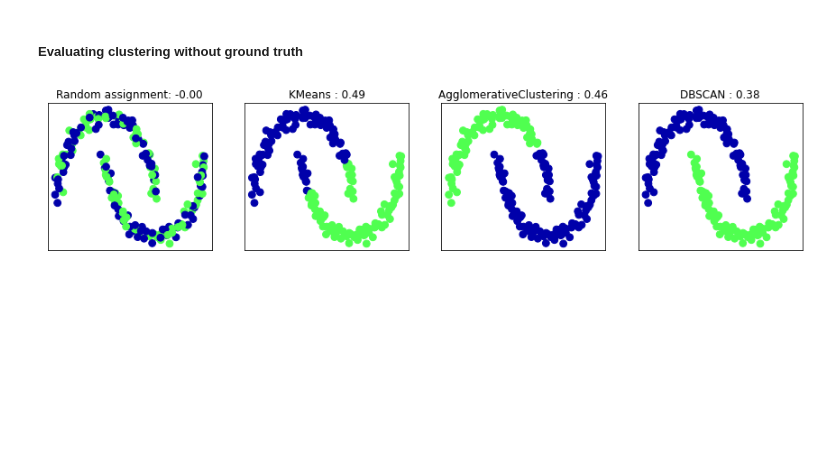
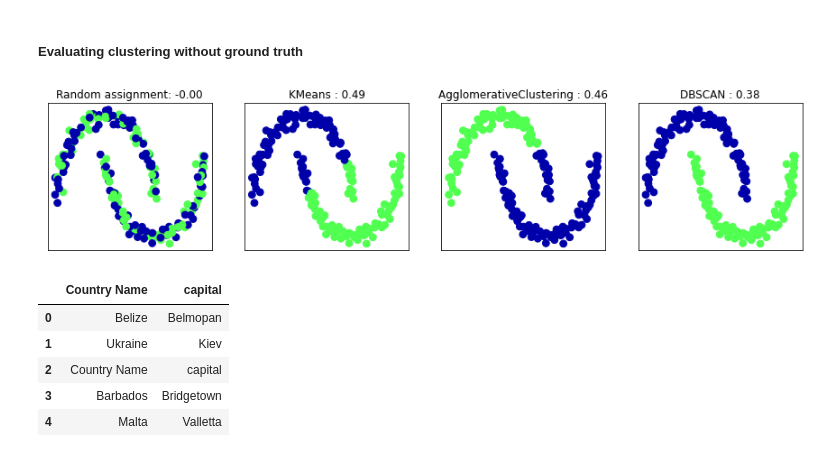
Before and after one commit to OleksiiF/ml_study, a Jupyter notebook: src/unsupervised_learning.ipynb, the cells around one changed output. Saved outputs shown, nothing was run; the diff lists cells and outputs as text; code cells hidden in the pictures; blank space fills up the shorter version.

```diff
--- a/src/unsupervised_learning.ipynb
+++ b/src/unsupervised_learning.ipynb
@@ -711,3 +709,16 @@ for ax, algorithm in zip(axes[1:], algorithms):
     ))
 # %% [output]
 [figure]
+# %%
+import pandas as pd
+
+capitals = pd.read_csv('../country_capitals.csv', delimiter=';')
+
+capitals.head()
+# %% [output]
+|  | Country Name | capital |
+| 0 | Belize | Belmopan |
+| 1 | Ukraine | Kiev |
+| 2 | Country Name | capital |
+| 3 | Barbados | Bridgetown |
+| 4 | Malta | Valletta |
```
Also changed, not shown: parts of 2 cells of this notebook, 3 other files.
